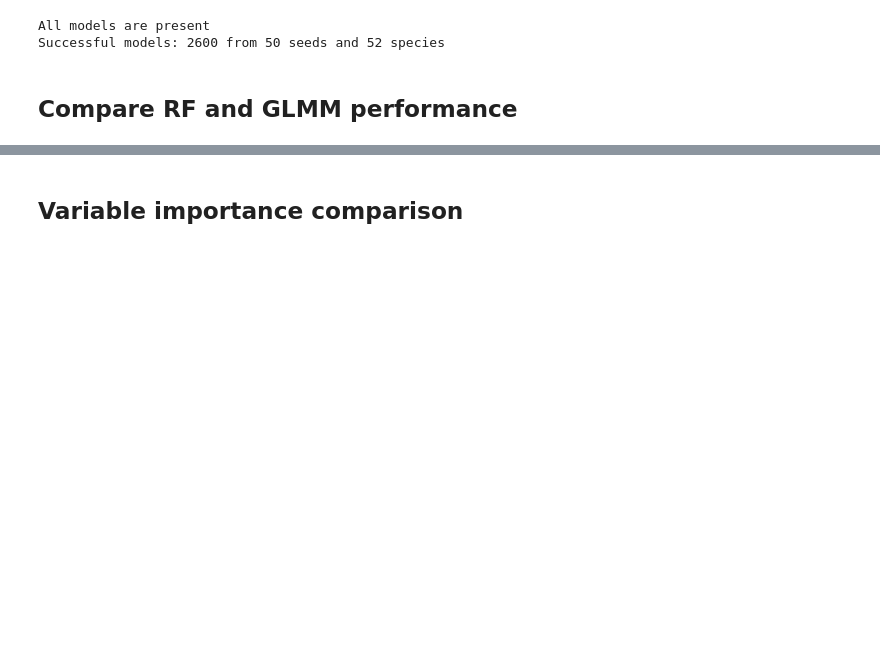
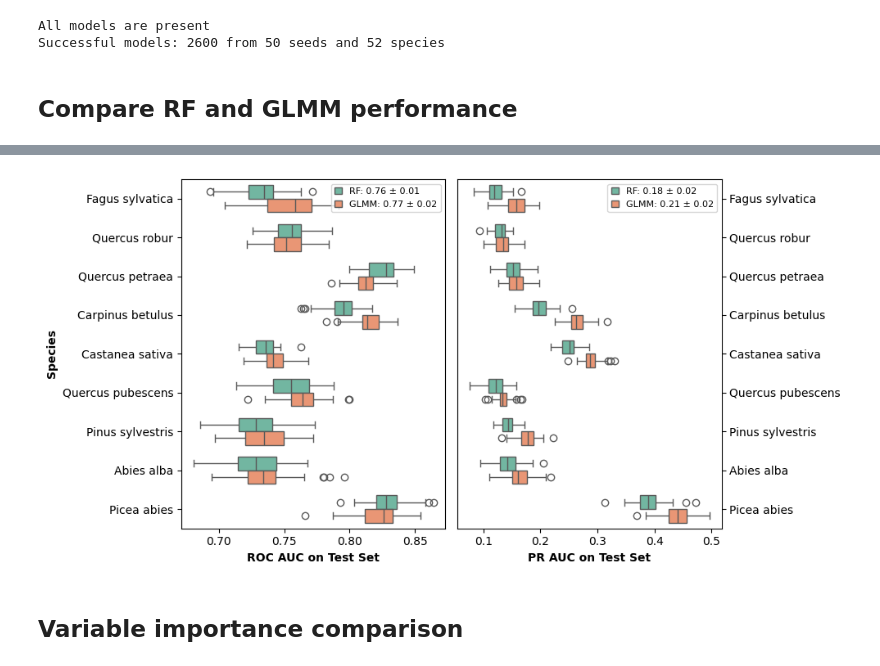
Before and after one commit to padasch/tree_mortality_french_nfi, a Jupyter notebook: notebooks/03_model_fitting_and_analysis/03_glmm_analysis.ipynb, the cells around one changed output, grey strips where cells are left out. Cells and saved outputs as stored; diff of their text form; code cells hidden in the pictures; blank space fills up the shorter version.

```diff
--- a/notebooks/03_model_fitting_and_analysis/03_glmm_analysis.ipynb
+++ b/notebooks/03_model_fitting_and_analysis/03_glmm_analysis.ipynb
@@ -747,3 +545,15 @@ GLMM: 0.30 ± 0.06
+# %%
+# Create figure
+fig, axs = plt.subplots(1, 2, figsize=(10, 5))
+axs = axs.flatten()
+ax_performance(axs[0], "roc", "top9")
+ax_performance(axs[1], "pr", "top9")
+fig.tight_layout()
+# save_path = f"{dir_today}/performance_comparison-top9_species.png"
+# fig.savefig(save_path, dpi=300, bbox_inches="tight")
+plt.show()
+# %% [output]
+[figure, added]
 # %% [markdown]
 ## Variable importance comparison
 # %%
```
Also changed, not shown: parts of 19 cells of this notebook, 1 other file.
